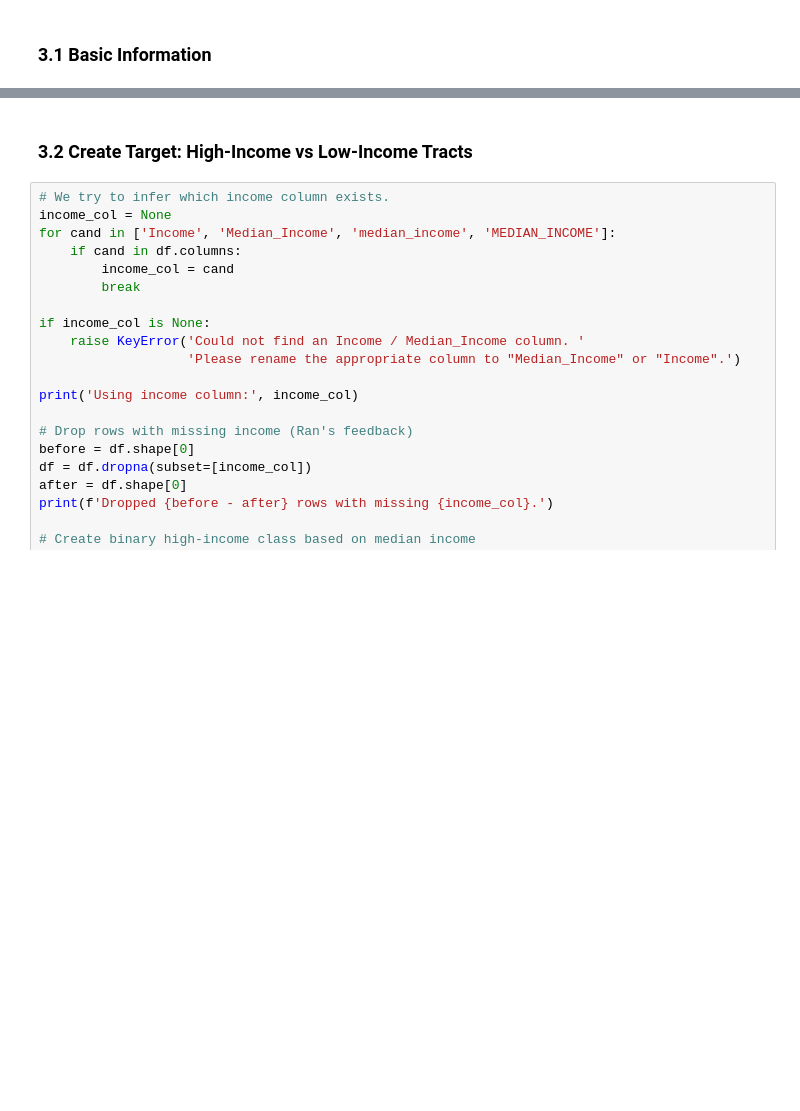
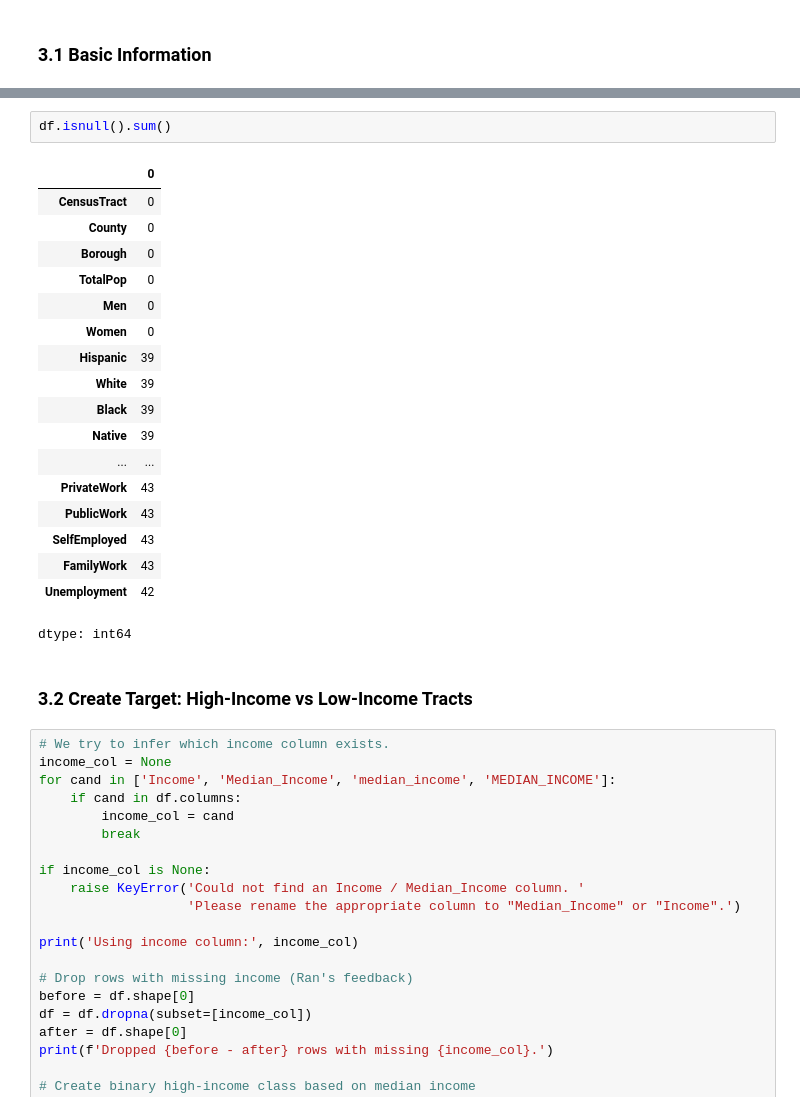
Before and after one commit to Occeanstanley/tinytroupe-test2, a Jupyter notebook: CS677_Final_Stanley_FULL.ipynb, the cells around one changed output, grey strips where cells are left out. Cells and saved outputs as stored; diff of their text form; blank space fills up the shorter version.

```diff
--- a/CS677_Final_Stanley_FULL.ipynb
+++ b/CS677_Final_Stanley_FULL.ipynb
@@ -96,3 +138,24 @@ df.describe().T
+# %%
+df.isnull().sum()
+# %% [output]
+|  | 0 |
+| CensusTract | 0 |
+| County | 0 |
+| Borough | 0 |
+| TotalPop | 0 |
+| Men | 0 |
+| Women | 0 |
+| Hispanic | 39 |
+| White | 39 |
+| Black | 39 |
+| Native | 39 |
+| ... | ... |
+| PrivateWork | 43 |
+| PublicWork | 43 |
+| SelfEmployed | 43 |
+| FamilyWork | 43 |
+| Unemployment | 42 |
+dtype: int64
 # %% [markdown]
 ### 3.2 Create Target: High‑Income vs Low‑Income Tracts
 # %%
```
Also changed, not shown: parts of 15 cells of this notebook.
